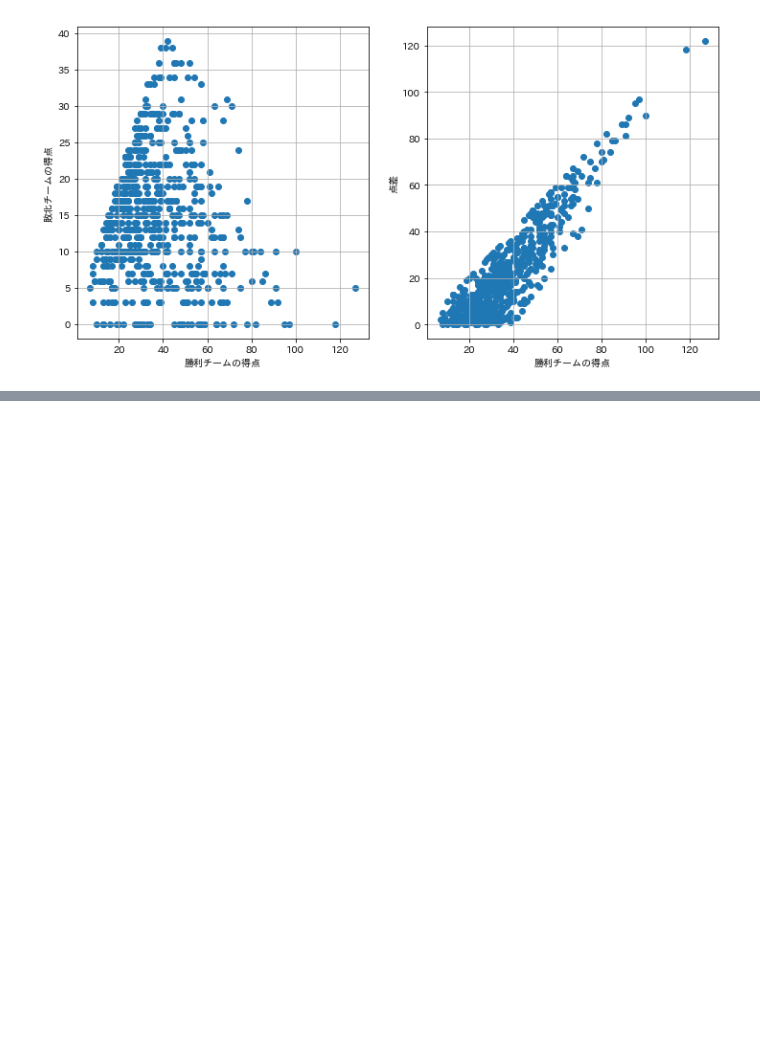
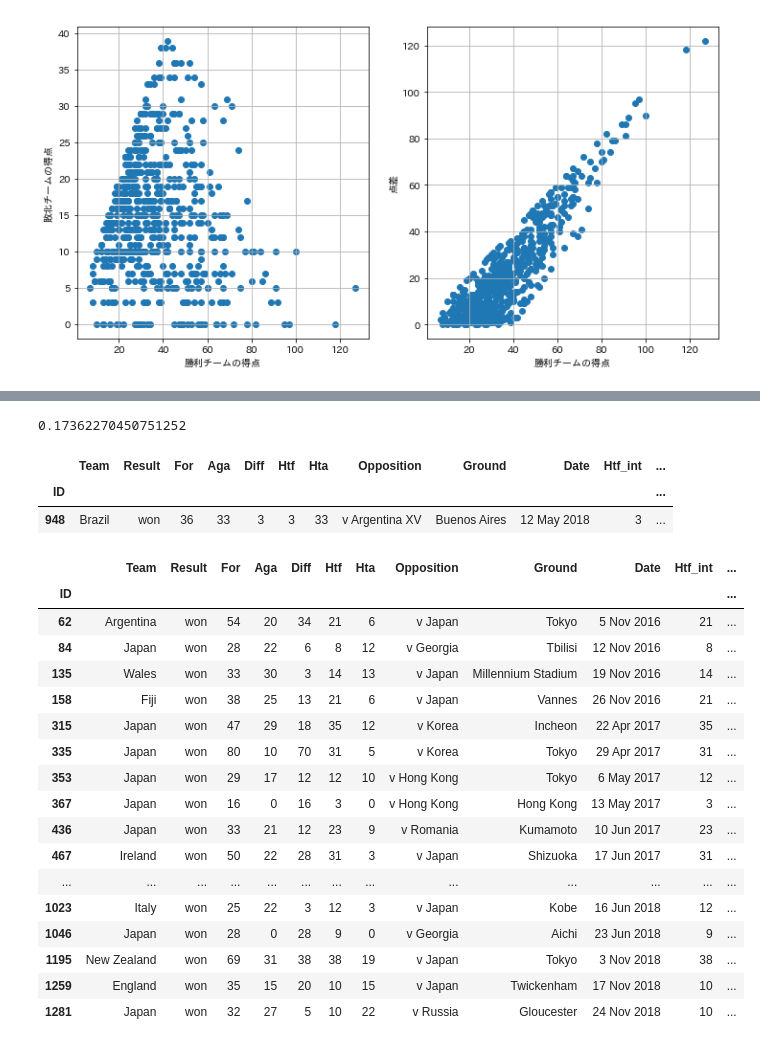
Before and after one commit to rimever/RugbyAnalyze, a Jupyter notebook: Match/match_score_analyze.ipynb, the cells around one changed output, grey strips where cells are left out. Cells and saved outputs as stored; diff of their text form; code cells hidden in the pictures; blank space fills up the shorter version.

```diff
--- a/Match/match_score_analyze.ipynb
+++ b/Match/match_score_analyze.ipynb
@@ -225,0 +250,34 @@ ax[1].grid()
+# %%
+temp = half_data.query("HDiff_int < 0")
+len(temp) / len(half_data)
+# %% [output]
+0.17362270450751252
+# %%
+temp = half_data.query("HDiff_int == -30")
+temp.head()
+# %% [output]
+|  | Team | Result | For | Aga | Diff | Htf | Hta | Opposition | Ground | Date | Htf_int | ... |
+| ID |  |  |  |  |  |  |  |  |  |  |  | ... |
+| 948 | Brazil | won | 36 | 33 | 3 | 3 | 33 | v Argentina XV | Buenos Aires | 12 May 2018 | 3 | ... |
+# %%
+temp = half_data.query("Opposition == 'v Japan' or Team == 'Japan'")
+temp.head(20)
+# %% [output]
+|  | Team | Result | For | Aga | Diff | Htf | Hta | Opposition | Ground | Date | Htf_int | ... |
+| ID |  |  |  |  |  |  |  |  |  |  |  | ... |
+| 62 | Argentina | won | 54 | 20 | 34 | 21 | 6 | v Japan | Tokyo | 5 Nov 2016 | 21 | ... |
+| 84 | Japan | won | 28 | 22 | 6 | 8 | 12 | v Georgia | Tbilisi | 12 Nov 2016 | 8 | ... |
+| 135 | Wales | won | 33 | 30 | 3 | 14 | 13 | v Japan | Millennium Stadium | 19 Nov 2016 | 14 | ... |
+| 158 | Fiji | won | 38 | 25 | 13 | 21 | 6 | v Japan | Vannes | 26 Nov 2016 | 21 | ... |
+| 315 | Japan | won | 47 | 29 | 18 | 35 | 12 | v Korea | Incheon | 22 Apr 2017 | 35 | ... |
+| 335 | Japan | won | 80 | 10 | 70 | 31 | 5 | v Korea | Tokyo | 29 Apr 2017 | 31 | ... |
+| 353 | Japan | won | 29 | 17 | 12 | 12 | 10 | v Hong Kong | Tokyo | 6 May 2017 | 12 | ... |
+| 367 | Japan | won | 16 | 0 | 16 | 3 | 0 | v Hong Kong | Hong Kong | 13 May 2017 | 3 | ... |
+| 436 | Japan | won | 33 | 21 | 12 | 23 | 9 | v Romania | Kumamoto | 10 Jun 2017 | 23 | ... |
+| 467 | Ireland | won | 50 | 22 | 28 | 31 | 3 | v Japan | Shizuoka | 17 Jun 2017 | 31 | ... |
+| ... | ... | ... | ... | ... | ... | ... | ... | ... | ... | ... | ... | ... |
+| 1023 | Italy | won | 25 | 22 | 3 | 12 | 3 | v Japan | Kobe | 16 Jun 2018 | 12 | ... |
+| 1046 | Japan | won | 28 | 0 | 28 | 9 | 0 | v Georgia | Aichi | 23 Jun 2018 | 9 | ... |
+| 1195 | New Zealand | won | 69 | 31 | 38 | 38 | 19 | v Japan | Tokyo | 3 Nov 2018 | 38 | ... |
+| 1259 | England | won | 35 | 15 | 20 | 10 | 15 | v Japan | Twickenham | 17 Nov 2018 | 10 | ... |
+| 1281 | Japan | won | 32 | 27 | 5 | 10 | 22 | v Russia | Gloucester | 24 Nov 2018 | 10 | ... |
```
Also changed, not shown: parts of 10 cells of this notebook.
